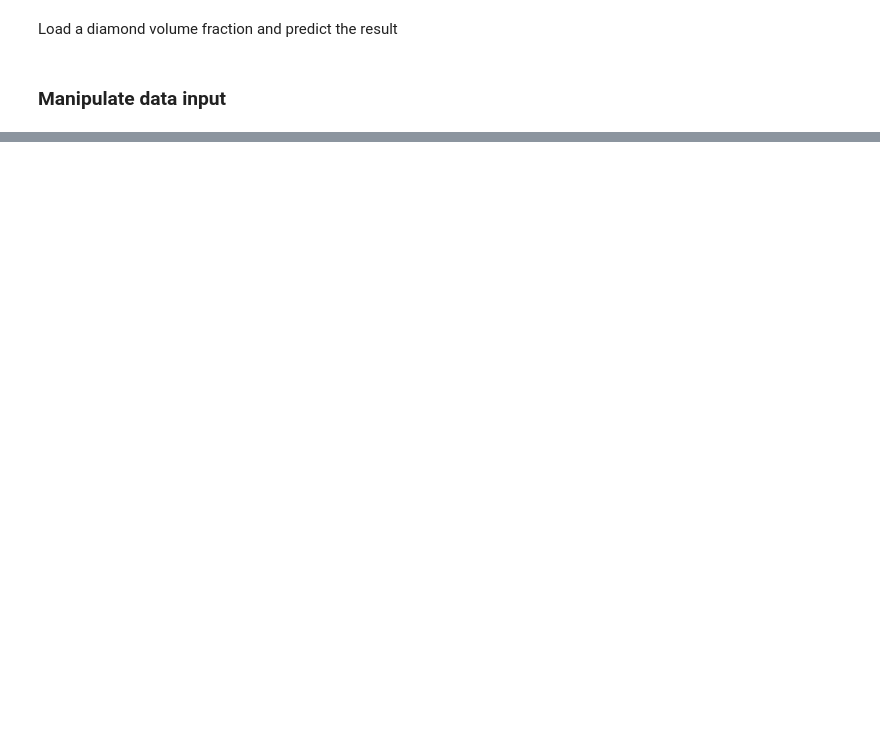
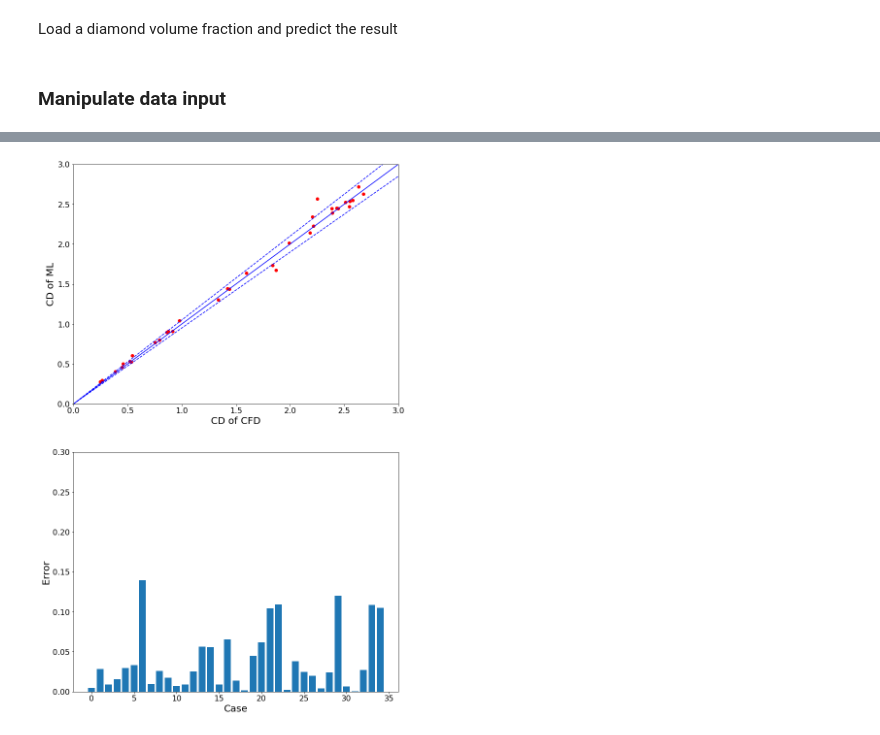
Before and after one commit to geonhong/mlcfd, a Jupyter notebook: mlcfd_ex01.ipynb, the cells around one changed output, grey strips where cells are left out. Cells and saved outputs as stored; diff of their text form; code cells hidden in the pictures; blank space fills up the shorter version.

```diff
--- a/mlcfd_ex01.ipynb
+++ b/mlcfd_ex01.ipynb
@@ -168,0 +253,30 @@ for i in range(0, len(cd_pred)):
+# %%
+
+
+def plot_eval(x, y):
+  plt.rcParams["figure.figsize"] = (12, 20)
+  #plt.subplots_adjust(wspace=0.3)
+
+  plt.subplot(2,1,1)
+  plt.scatter(x, y, c='r')
+  plt.plot([0,3], [0,3], 'b')
+  plt.plot([0,3], [0,2.85], 'b--')
+  plt.plot([0,3], [0,3.15], 'b--')
+
+  plt.xlabel('CD of CFD', fontsize=20)
+  plt.ylabel('CD of ML', fontsize=20)
+
+  plt.xlim([0, 3])
+  plt.ylim([0, 3])
+
+  plt.subplot(2,1,2)
+  plt.bar(range(len(errList)), errList)
+  plt.xlabel('Case', fontsize=20)
+  plt.ylabel('Error', fontsize=20)
+  plt.ylim([0,0.3])
+
+  plt.show()
+
+plot_eval(cfd_data, cd_pred)
+# %% [output]
+[figure, added]
```
Also changed, not shown: parts of 9 cells of this notebook.
